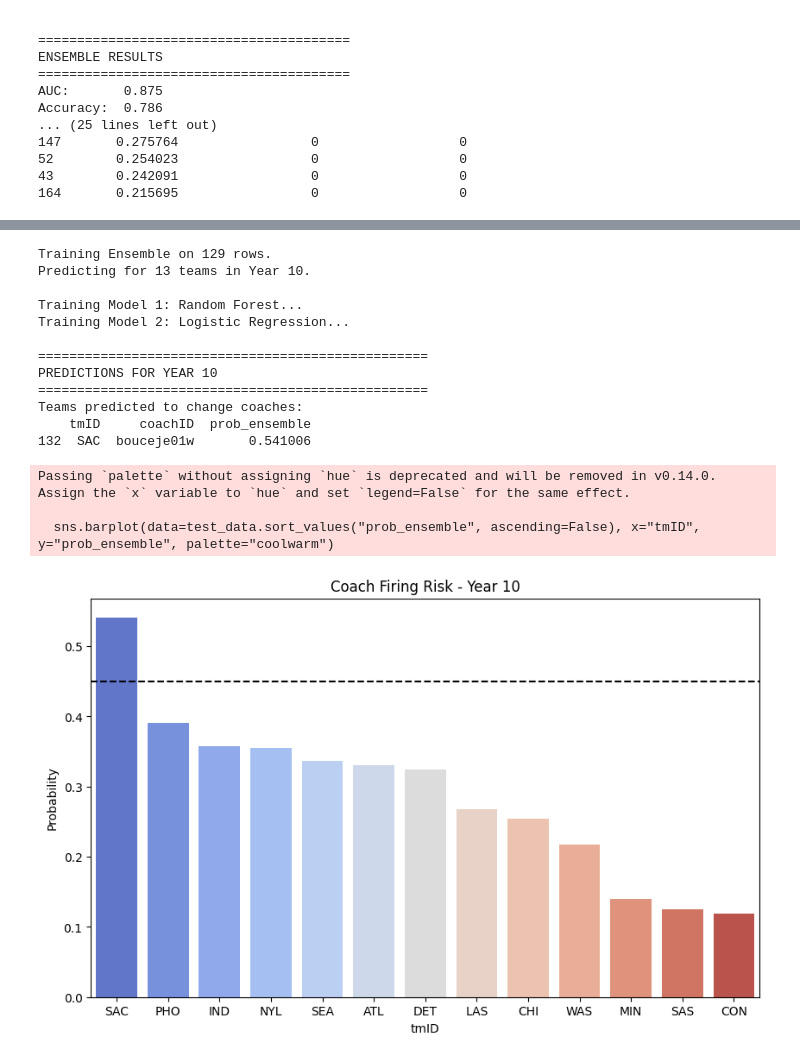
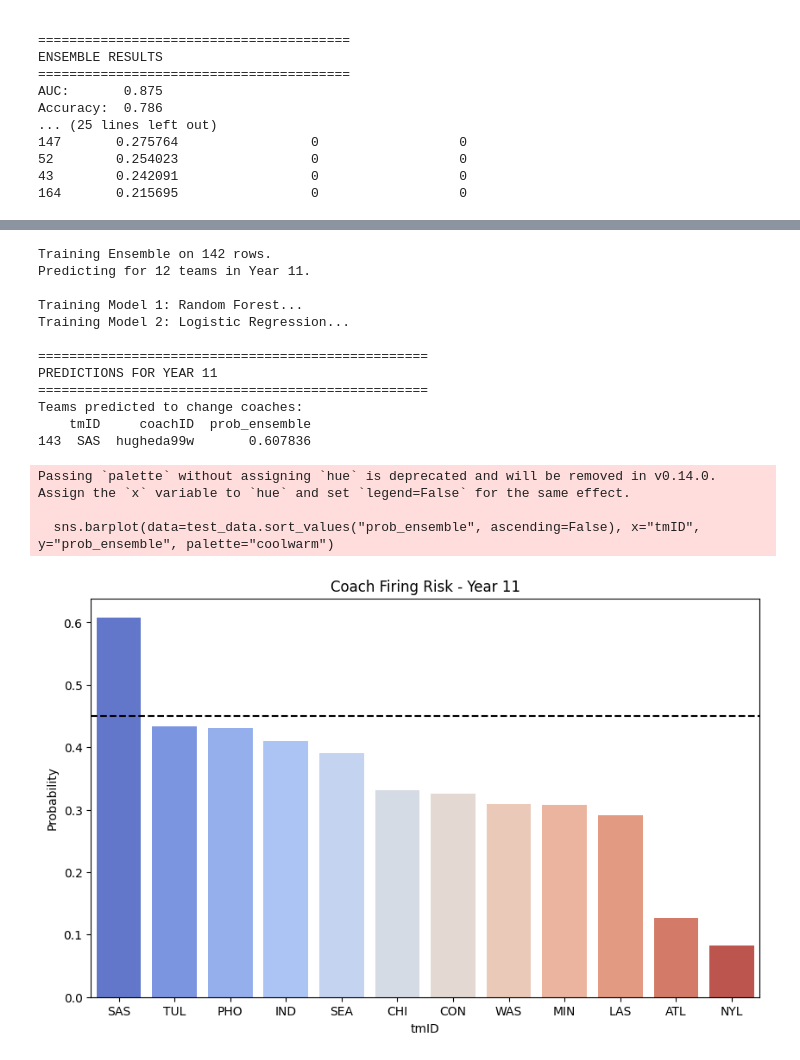
Before and after one commit to torradoov/Data_Mining-WNBA, a Jupyter notebook: 04_b)_coach_prediction.ipynb, the cells around one changed output, grey strips where cells are left out. Saved outputs shown, nothing was run; the diff lists cells and outputs as text; code cells hidden in the pictures.

```diff
--- a/04_b)_coach_prediction.ipynb
+++ b/04_b)_coach_prediction.ipynb
@@ -902,7 +902,7 @@ target = "mid_season_change"
 min_stints = final_df.groupby(["tmID", "year"])["stint"].transform("min")
 valid_data = final_df[final_df["stint"] == min_stints].dropna(subset=[target]).copy()
 
-target_year = 10
+target_year = 11
 train_data = valid_data[valid_data["year"] < target_year]
 test_data  = valid_data[valid_data["year"] == target_year]
 
@@ -970,35 +970,35 @@ threshold = 0.45
 test_data["predicted_change"] = (test_data["prob_ensemble"] > threshold).astype(int)
 
 # 5. Final Output
 
 print("\n" + "="*50)
 print(f"PREDICTIONS FOR YEAR {target_year}")
 print("="*50)
 
 print("Teams predicted to change coaches:")
 predicted_teams = test_data[test_data["predicted_change"] == 1].sort_values("prob_ensemble", ascending=False)
 print(predicted_teams[["tmID", "coachID", "prob_ensemble"]])
 
 plt.figure(figsize=(10, 6))
 sns.barplot(data=test_data.sort_values("prob_ensemble", ascending=False), x="tmID", y="prob_ensemble", palette="coolwarm")
 plt.axhline(threshold, color='black', linestyle='--', label=f'Threshold {threshold}')
 plt.title(f"Coach Firing Risk - Year {target_year}")
 plt.ylabel("Probability")
 plt.show()
 # %% [output]
-Training Ensemble on 129 rows.
-Predicting for 13 teams in Year 10.
+Training Ensemble on 142 rows.
+Predicting for 12 teams in Year 11.
 
 Training Model 1: Random Forest...
 Training Model 2: Logistic Regression...
 
 ==================================================
-PREDICTIONS FOR YEAR 10
+PREDICTIONS FOR YEAR 11
 ==================================================
 Teams predicted to change coaches:
     tmID     coachID  prob_ensemble
-132  SAC  bouceje01w       0.541006
+143  SAS  hugheda99w       0.607836
 Passing `palette` without assigning `hue` is deprecated and will be removed in v0.14.0. Assign the `x` variable to `hue` and set `legend=False` for the same effect.
 
   sns.barplot(data=test_data.sort_values("prob_ensemble", ascending=False), x="tmID", y="prob_ensemble", palette="coolwarm")
-[figure, old version]
+[figure, new version]
```
Also changed, not shown: parts of 1 cell of this notebook.
